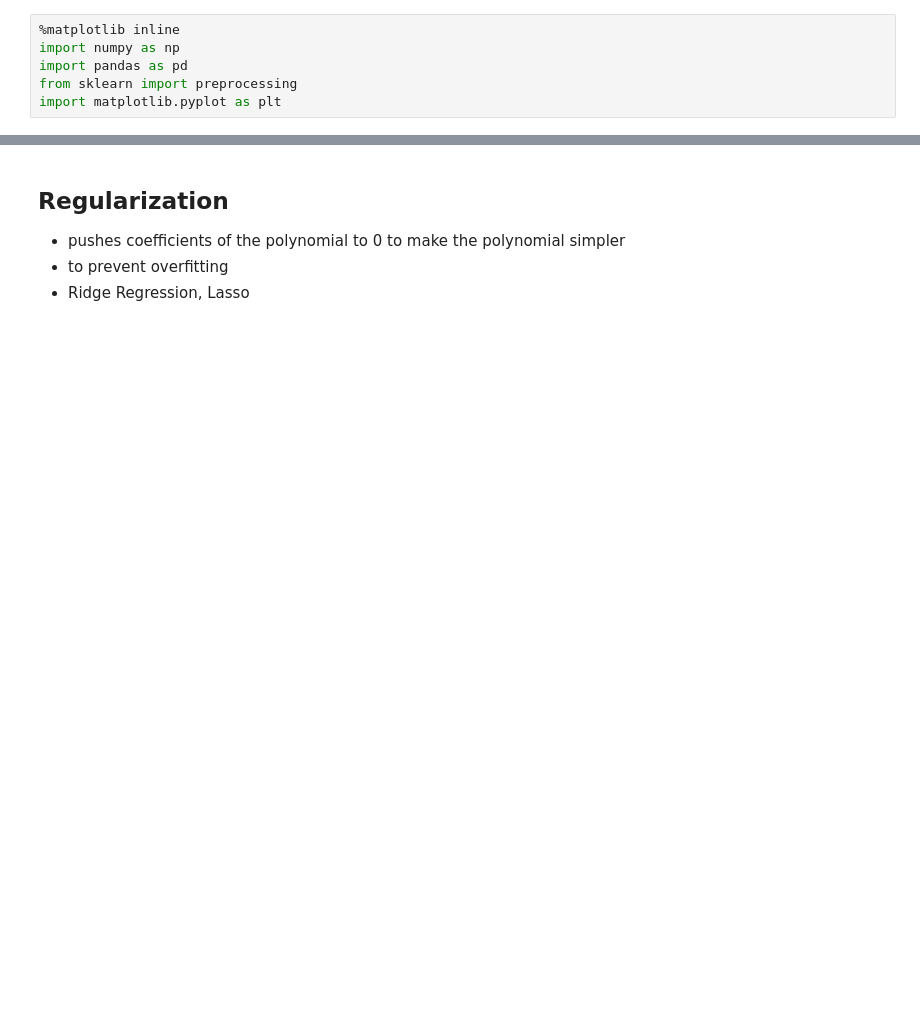
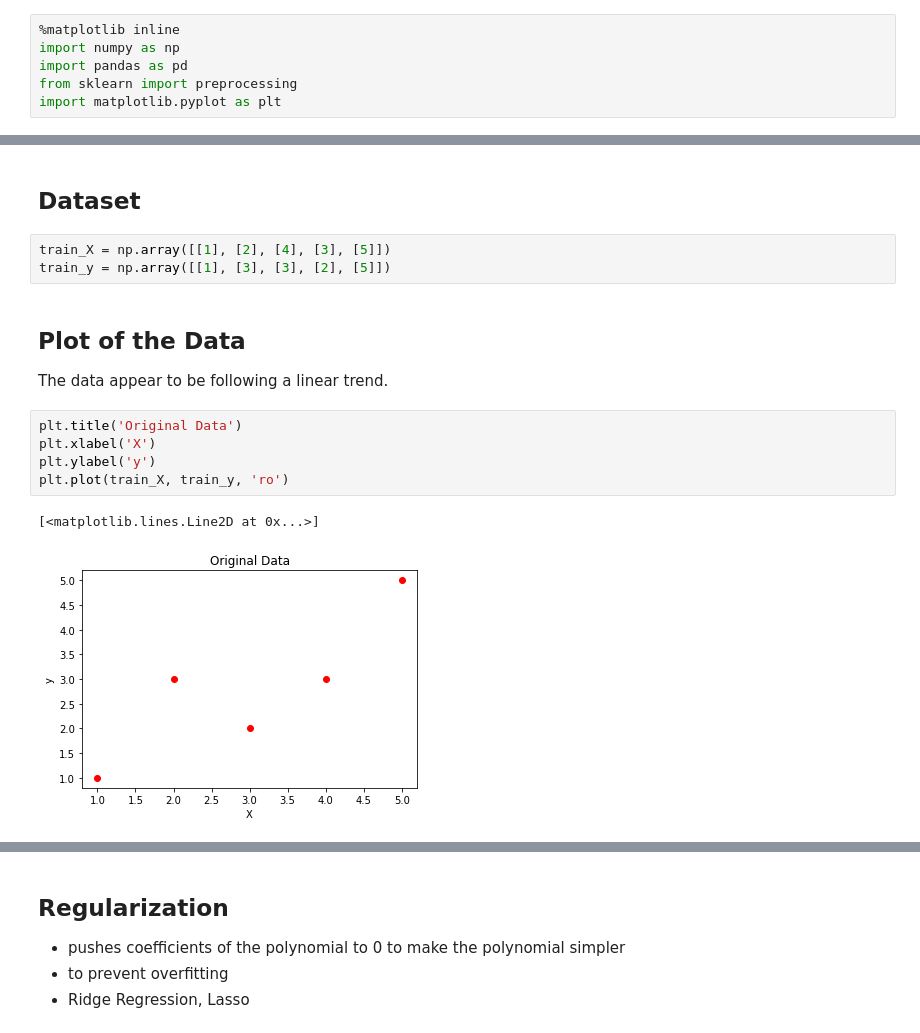
Before and after one commit to Smarker/machine_learning, a Jupyter notebook: regression.ipynb, the cells around one changed output, grey strips where cells are left out. Cells and saved outputs as stored; diff of their text form; blank space fills up the shorter version.

```diff
--- a/regression.ipynb
+++ b/regression.ipynb
@@ -11,0 +275,17 @@ import matplotlib.pyplot as plt
+# %% [markdown]
+## Dataset
+# %%
+train_X = np.array([[1], [2], [4], [3], [5]])
+train_y = np.array([[1], [3], [3], [2], [5]])
+# %% [markdown]
+## Plot of the Data
+
+The data appear to be following a linear trend.
+# %%
+plt.title('Original Data')
+plt.xlabel('X')
+plt.ylabel('y')
+plt.plot(train_X, train_y, 'ro')
+# %% [output]
+[<matplotlib.lines.Line2D at 0x...>]
+[figure, added]
```
Also changed, not shown: parts of 54 cells of this notebook.
